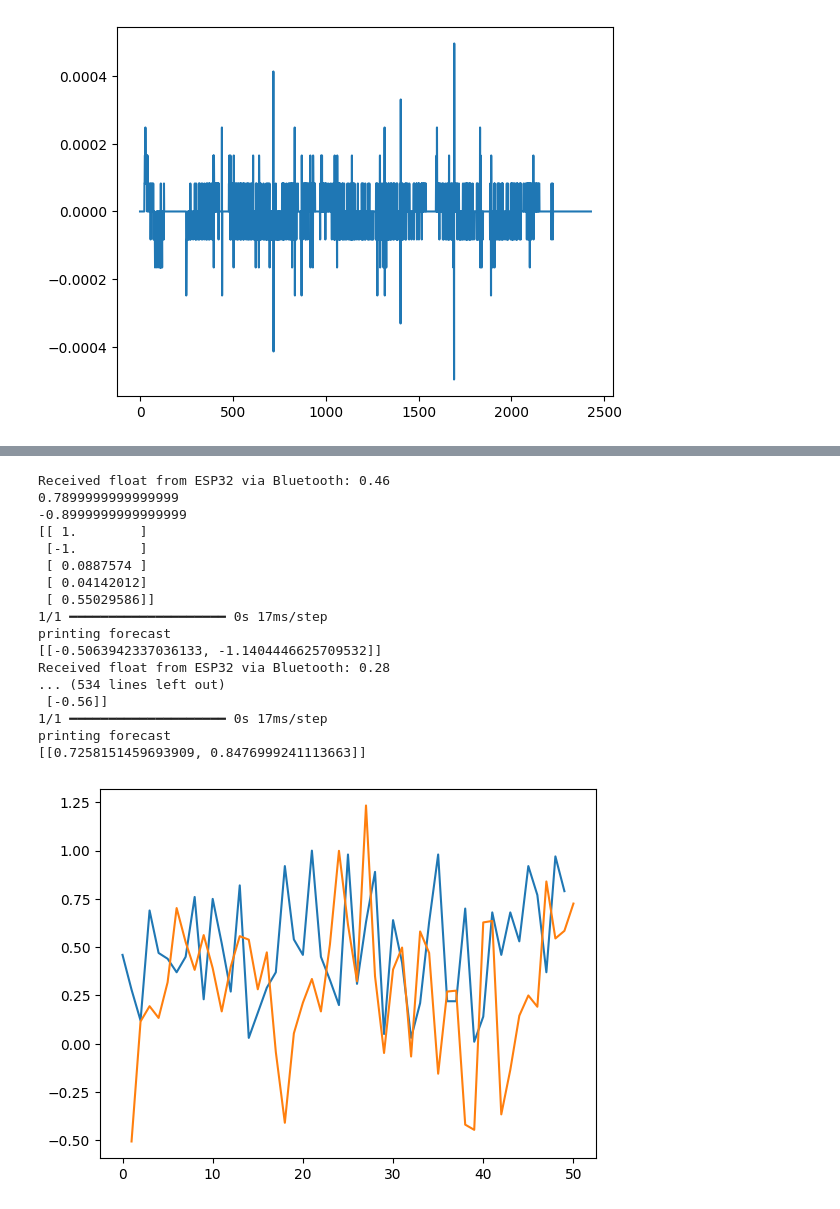
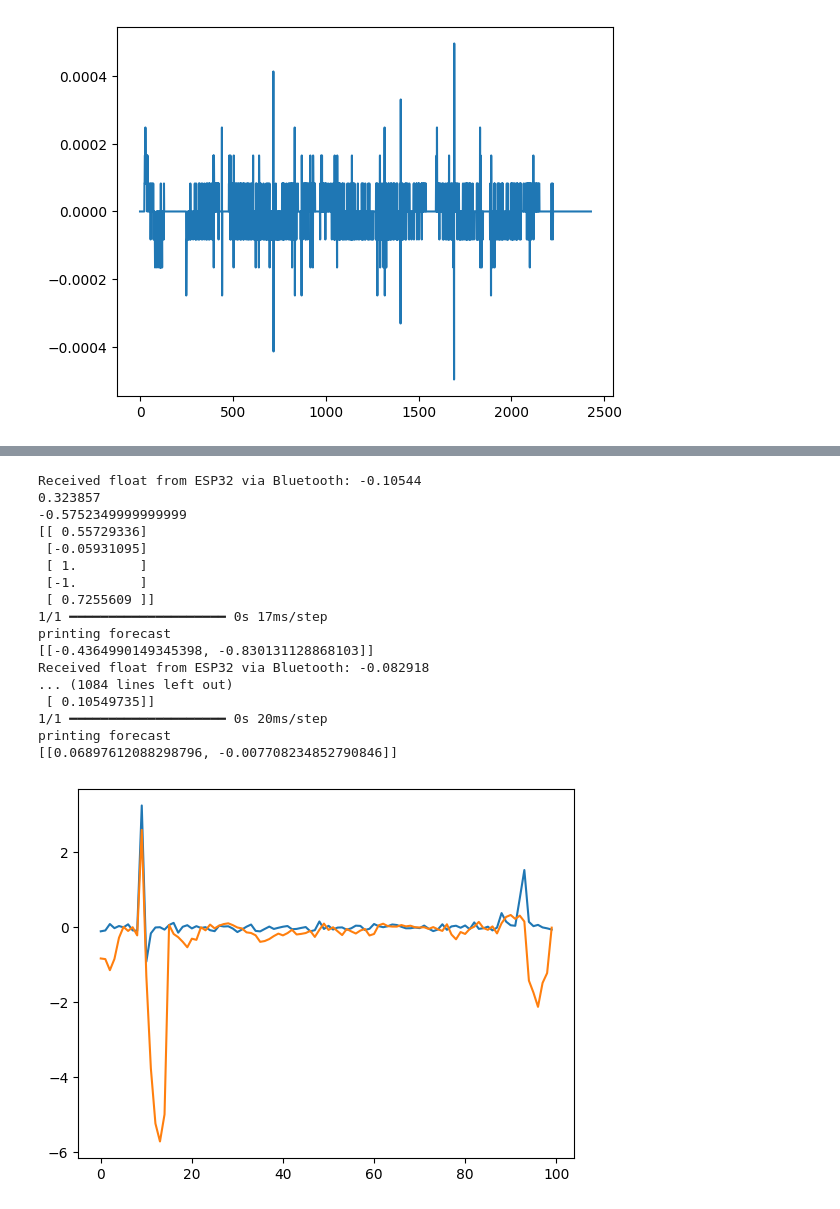
Before and after one commit to StackMonkey/Transparent-control-with-LSTM-and-FMG, a Jupyter notebook: LSTM and RNN examples/LSTMExample2.ipynb, the cells around one changed output, grey strips where cells are left out. Cells and saved outputs as stored; diff of their text form; code cells hidden in the pictures.

```diff
--- a/LSTM and RNN examples/LSTMExample2.ipynb
+++ b/LSTM and RNN examples/LSTMExample2.ipynb
@@ -320,7 +324,7 @@ def prepare_dataNew(series, n_test, n_lag, n_seq):
     # Difference data to make it stationary
     diff_series = difference(raw_values, 1)
     # Rescale values to -1, 1
-    scaler = MinMaxScaler(feature_range=(-1, 1))
+    #scaler = MinMaxScaler(feature_range=(-1, 1))
     scaled_values = scaler.fit_transform(diff_series.reshape(-1, 1))
     print(max(diff_series))
     print(min(diff_series))
@@ -377,10 +381,11 @@ def plot_forecasts(series, forecasts, n_test):
     # Show the plot
     pyplot.show()
 # %%
+s.write(b'S')
 v = 0
 actualTau =list()
 predictedTau = list()
-while v < 50:
+while v < 100:
 # Extract raw values
     pre1 = TorquePre[0]
     pre2 = TorquePre[1]
@@ -414,37 +419,36 @@ while v < 50:
     X = test.reshape((1,5,1))
     torquePrediction = model.predict(X)
     forecast = inverse_transform(Torques1, torquePrediction, scaler, n_test)
-    TorquePre = [forecast[0][0], forecast[0][0]]
+    TorquePre = [forecast[0][1], forecast[0][1]]
     print("printing forecast")
     print(forecast)
 
     actualTau.append(torque_data1)
-    predictedTau.append(forecast[0][0])
+    predictedTau.append(forecast[0][1])
     v=v+1
     time.sleep(0.5)
 # %% [output]
-Received float from ESP32 via Bluetooth: 0.46
-0.7899999999999999
--0.8999999999999999
-[[ 1.        ]
+Received float from ESP32 via Bluetooth: -0.10544
+0.323857
+-0.5752349999999999
+[[ 0.55729336]
+ [-0.05931095]
+ [ 1.        ]
  [-1.        ]
- [ 0.0887574 ]
- [ 0.04142012]
- [ 0.55029586]]
+ [ 0.7255609 ]]
 1/1 ━━━━━━━━━━━━━━━━━━━━ 0s 17ms/step
 printing forecast
-[[-0.5063942337036133, -1.1404446625709532]]
-Received float from ESP32 via Bluetooth: 0.28
-... (534 lines left out)
- [-0.56]]
-1/1 ━━━━━━━━━━━━━━━━━━━━ 0s 17ms/step
+[[-0.4364990149345398, -0.830131128868103]]
+Received float from ESP32 via Bluetooth: -0.082918
+... (1084 lines left out)
+ [ 0.10549735]]
+1/1 ━━━━━━━━━━━━━━━━━━━━ 0s 20ms/step
 printing forecast
-[[0.7258151459693909, 0.8476999241113663]]
+[[0.06897612088298796, -0.007708234852790846]]
 # %%
-space = list(range(0,50))
-space2 = list(range(1,51))
-pyplot.plot(space,actualTau)
-pyplot.plot(space2,predictedTau)
+
+pyplot.plot(actualTau)
+pyplot.plot(predictedTau)
 pyplot.show()
 # %% [output]
-[figure, old version]
+[figure, new version]
```
Also changed, not shown: parts of 2 cells of this notebook, 1 other file.
